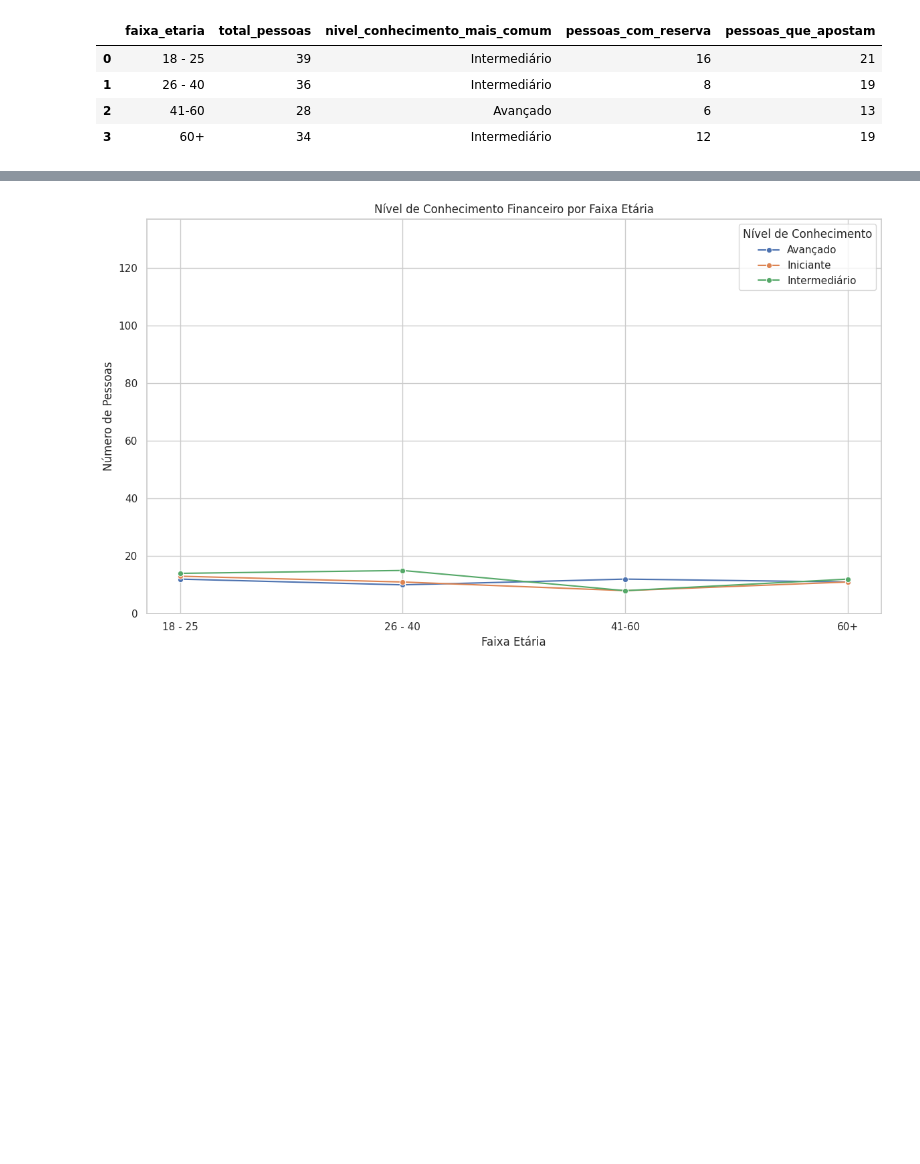
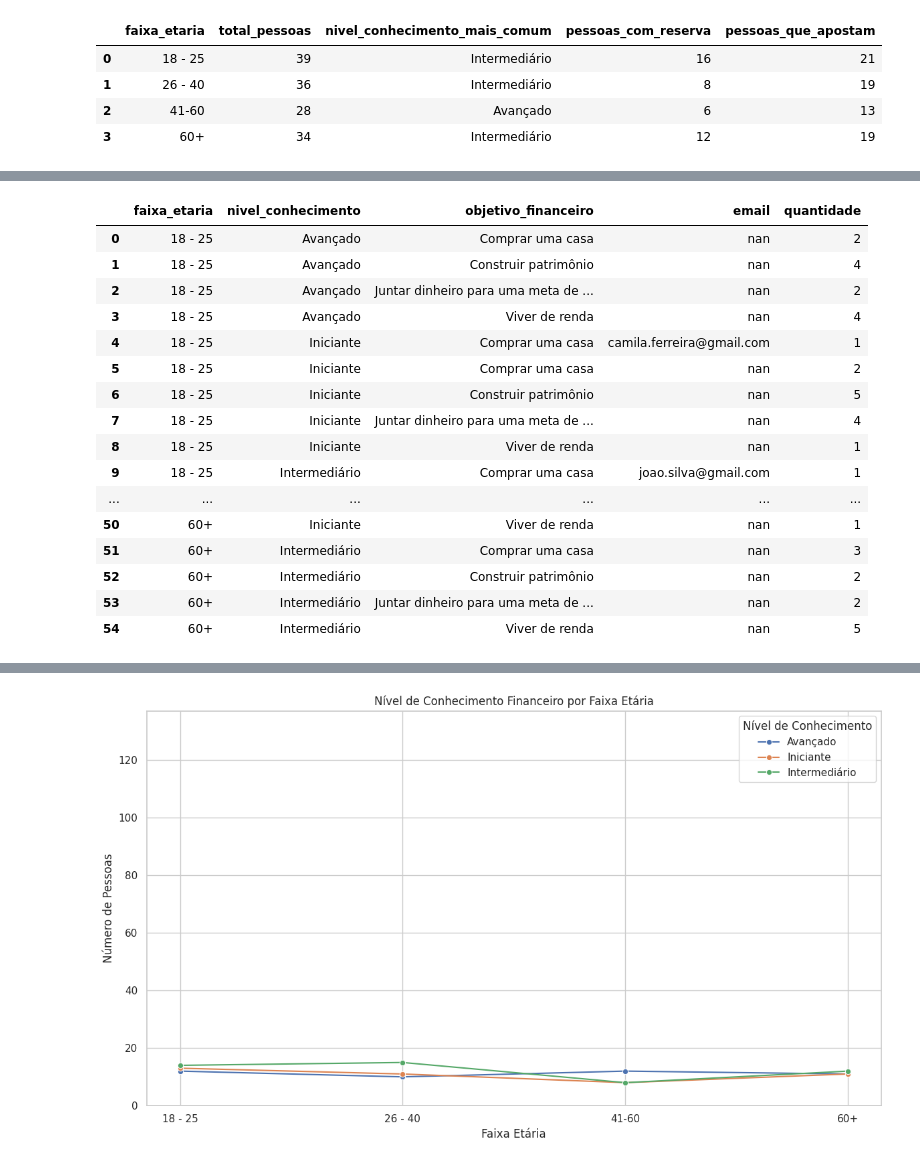
Before and after one commit to brunolmars/PI-I-Ciencia-da-Computacao, a Jupyter notebook: database/Data_forms.ipynb, the cells around one changed output, grey strips where cells are left out. Drawn from its saved outputs; the diff is of its cells as text; code cells hidden in the pictures; blank space fills up the shorter version.

```diff
--- a/database/Data_forms.ipynb
+++ b/database/Data_forms.ipynb
@@ -315,3 +363,14 @@ tabela_comportamental
 | 1 | 26 - 40 | 36 | 19 | 11 | 8 | ... |
 | 2 | 41-60 | 28 | 13 | 10 | 6 | ... |
 | 3 | 60+ | 34 | 19 | 9 | 12 | ... |
+# %%
+if 'objetivo_financeiro' not in df_limpo.columns:
+    df_limpo['objetivo_financeiro'] = df_limpo['Objetivo financeiro'].str.strip().str.title()
+
+tabela_perfil_pessoa = df_limpo.groupby(['faixa_etaria', 'nivel_conhecimento', 'objetivo_financeiro', 'email']).size().reset_index(name='quantidade')
+
+tabela_perfil_pessoa.to_csv('tabela_perfil_pessoa.csv', index=False)
+files.download('tabela_perfil_pessoa.csv')
+
+tabela_perfil_pessoa
+# %% [output]
@@ -318,3 +379,20 @@ tabela_comportamental
+|  | faixa_etaria | nivel_conhecimento | objetivo_financeiro | email | quantidade |
+| 0 | 18 - 25 | Avançado | Comprar uma casa | nan | 2 |
+| 1 | 18 - 25 | Avançado | Construir patrimônio | nan | 4 |
+| 2 | 18 - 25 | Avançado | Juntar dinheiro para uma meta de ... | nan | 2 |
+| 3 | 18 - 25 | Avançado | Viver de renda | nan | 4 |
+| 4 | 18 - 25 | Iniciante | Comprar uma casa | camila.ferreira@gmail.com | 1 |
+| 5 | 18 - 25 | Iniciante | Comprar uma casa | nan | 2 |
+| 6 | 18 - 25 | Iniciante | Construir patrimônio | nan | 5 |
+| 7 | 18 - 25 | Iniciante | Juntar dinheiro para uma meta de ... | nan | 4 |
+| 8 | 18 - 25 | Iniciante | Viver de renda | nan | 1 |
+| 9 | 18 - 25 | Intermediário | Comprar uma casa | joao.silva@gmail.com | 1 |
+| ... | ... | ... | ... | ... | ... |
+| 50 | 60+ | Iniciante | Viver de renda | nan | 1 |
+| 51 | 60+ | Intermediário | Comprar uma casa | nan | 3 |
+| 52 | 60+ | Intermediário | Construir patrimônio | nan | 2 |
+| 53 | 60+ | Intermediário | Juntar dinheiro para uma meta de ... | nan | 2 |
+| 54 | 60+ | Intermediário | Viver de renda | nan | 5 |
 # %%
 import matplotlib.pyplot as plt
 import seaborn as sns
```
Also changed, not shown: parts of 10 cells of this notebook.
